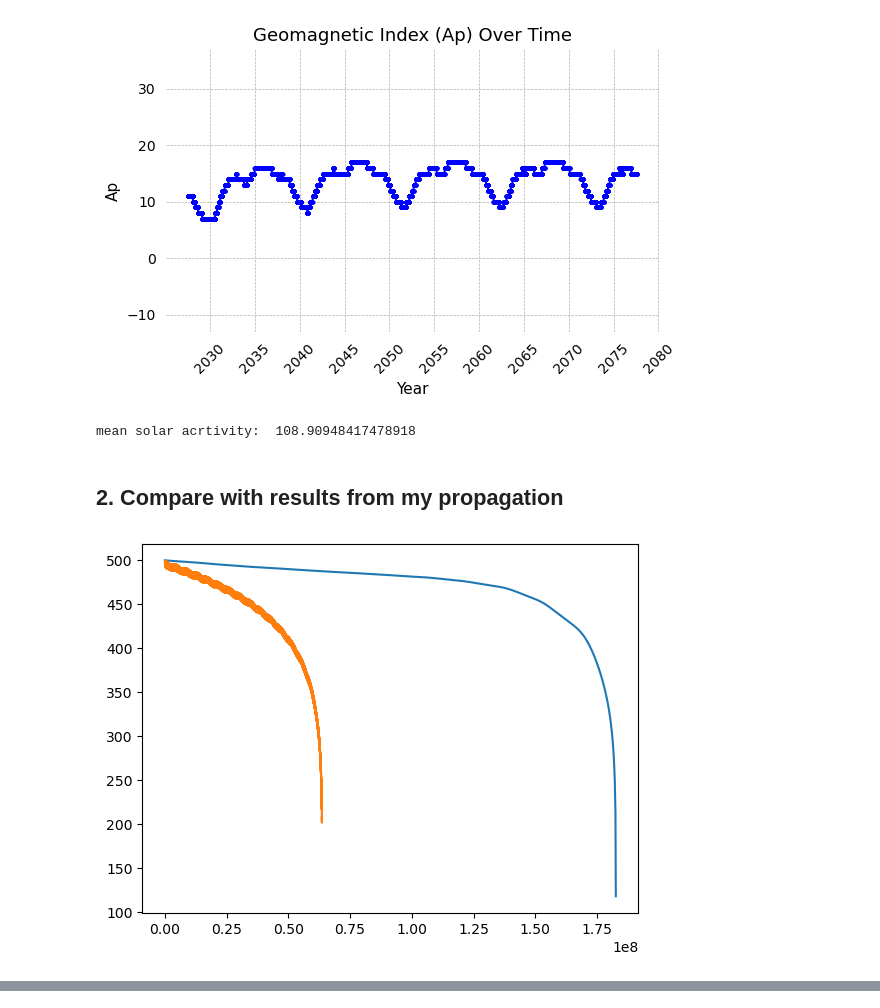
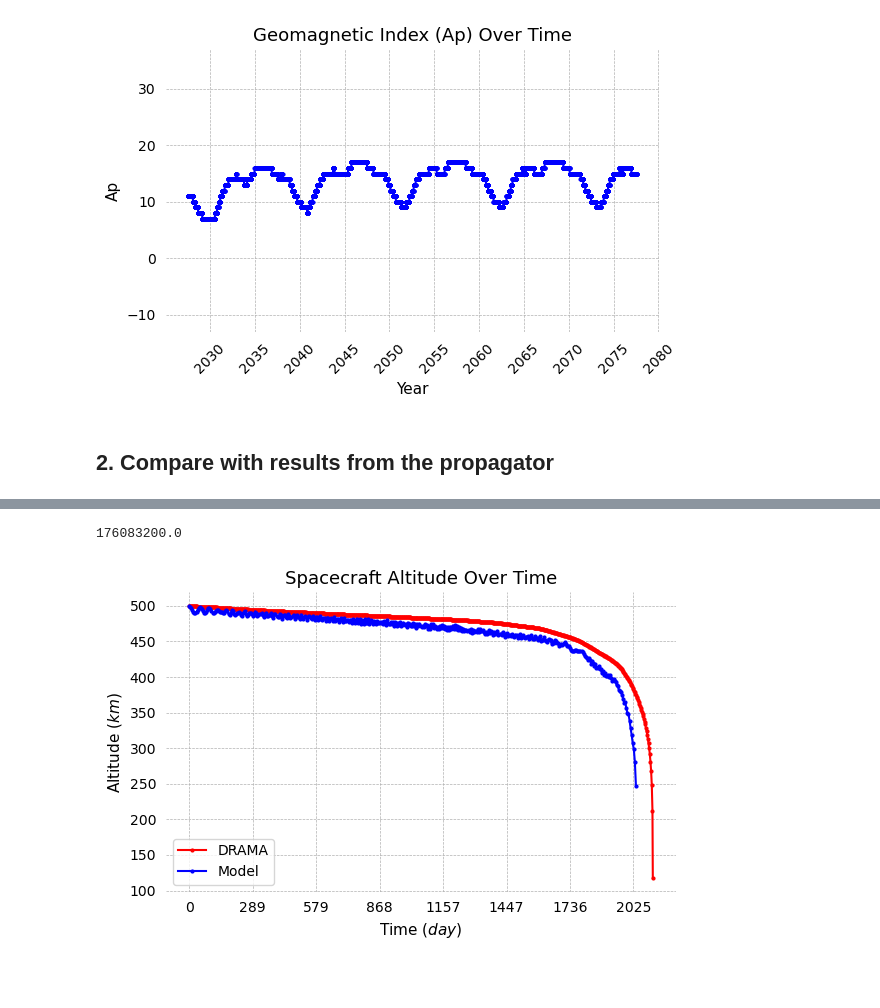
Before and after one commit to CHESS-mission/digital_twin_CubeSat, a Jupyter notebook: src/notebooks/compare_propagation_DRAMA.ipynb, the cells around one changed output, grey strips where cells are left out. Cells and saved outputs as stored; diff of their text form; code cells hidden in the pictures; blank space fills up the shorter version.

Commit message:
New Atmoshere model and reorganize data folder

```diff
--- a/src/notebooks/compare_propagation_DRAMA.ipynb
+++ b/src/notebooks/compare_propagation_DRAMA.ipynb
@@ -175,8 +177,6 @@ plot_1d(
 [figure]
 [figure]
 # %%
-print("mean solar acrtivity: ", np.mean(F10))
-
 # save the data in numpy arrays
 with open(save_folder + type_sim + "_times.npy", "wb") as f:
     np.save(f, tofs)
@@ -184,14 +184,14 @@ with open(save_folder + type_sim + "_altitudes.npy", "wb") as f:
     np.save(f, altitudes)
 with open(save_folder + type_sim + "_times_sa.npy", "wb") as f:
     np.save(f, tofs_sa)
+with open(save_folder + type_sim + "_dates_sa.npy", "wb") as f:
+    np.save(f, times_sa)
 with open(save_folder + type_sim + "_F10.npy", "wb") as f:
     np.save(f, F10)
 with open(save_folder + type_sim + "_Ap.npy", "wb") as f:
     np.save(f, Ap)
-# %% [output]
-mean solar acrtivity:  108.90948417478918
 # %% [markdown]
-## 2. Compare with results from my propagation
+## 2. Compare with results from the propagator
 # %%
 # DRAMA data
 times_DRAMA = np.load(save_folder + type_sim + "_times.npy")
@@ -203,9 +201,32 @@ altitudes_DRAMA = np.load(save_folder + type_sim + "_altitudes.npy")
 results_folder = "../../results/"
 times = np.load(results_folder + "times.npy")
 altitudes = np.load(results_folder + "altitude.npy")
-# %%
-plt.plot(times_DRAMA, altitudes_DRAMA)
-plt.plot(times, altitudes)
-plt.show()
-# %% [output]
-[figure, removed]
+# %%
+duration_sim_DRAMA = TimeDelta(times_DRAMA[-1])
+duration_sim = TimeDelta(times[-1])
+print(duration_sim)
+duration = max(duration_sim, duration_sim_DRAMA)
+x_label, x_label_f = find_x_scale(duration)
+
+steps = [1, 700]
+labels = ["DRAMA", "Model"]
+colors = ["red", "blue"]
+xs = [times_DRAMA, times]
+ys = [altitudes_DRAMA, altitudes]
+
+plot_1d_multiple(
+    xs,
+    ys,
+    "Spacecraft Altitude Over Time",
+    x_label,
+    r"Altitude ($km$)",
+    colors=colors,
+    labels=labels,
+    step=steps,
+    fill_under=False,
+    remove_box=True,
+    show=True,
+    x_label_f=x_label_f,
+    save_filename=save_folder + type_sim + "_lifetime_comparison.jpg",
+)
+# %% [output]
@@ -211,0 +234,2 @@ plt.show()
+176083200.0
+[figure, added]
```
Also changed, not shown: parts of 5 cells of this notebook, 24 other files.
